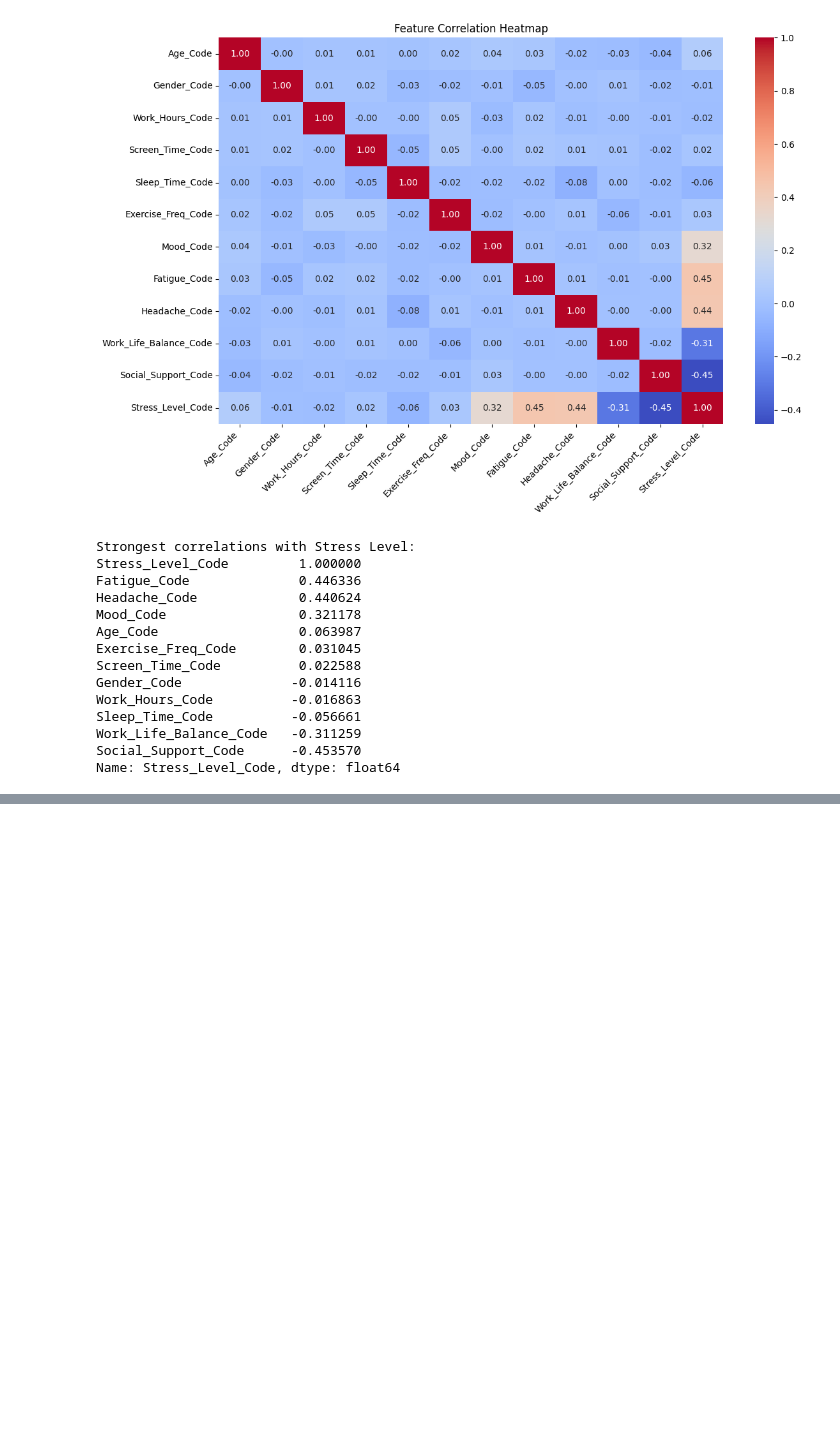
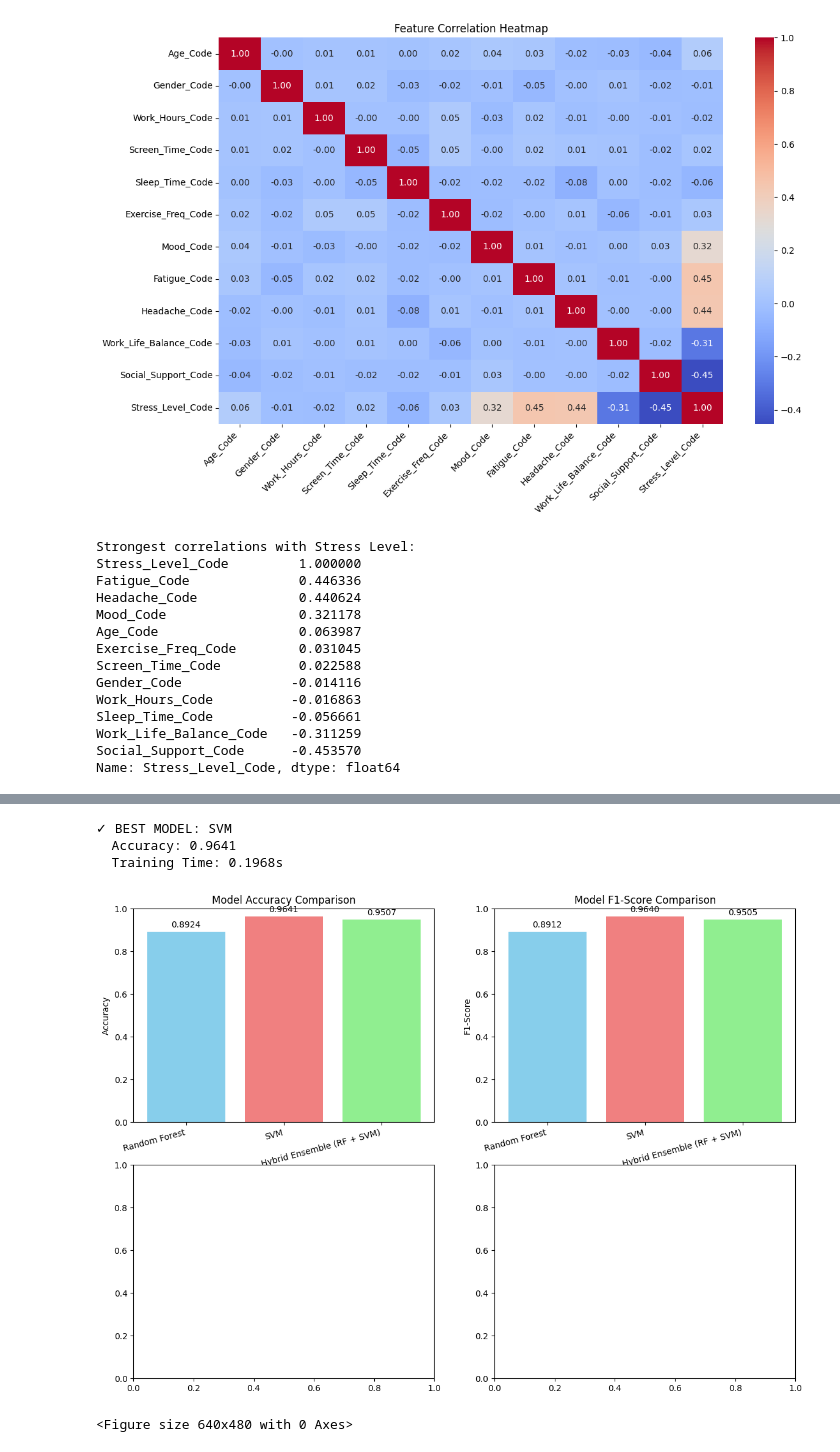
Before and after one commit to kiyoshi-code/Stress-Detection-Project, a Jupyter notebook: main.ipynb, the cells around one changed output, grey strips where cells are left out. Saved outputs shown, nothing was run; the diff lists cells and outputs as text; code cells hidden in the pictures; blank space fills up the shorter version.

```diff
--- a/main.ipynb
+++ b/main.ipynb
@@ -503,0 +523,19 @@ plt.show()
+# %%
+# Train hybrid model
+voting_clf.fit(X_train, y_train)
+y_pred_hybrid = voting_clf.predict(X_test)
+hybrid_time = time.time() - start_time_hybrid
+
+print(f"\nTest Set Performance:")
+print(f"  Accuracy: {accuracy_score(y_test, y_pred_hybrid):.4f}")
+print(f"  Precision: {precision_score(y_test, y_pred_hybrid, average='weighted'):.4f}")
+print(f"  Recall: {recall_score(y_test, y_pred_hybrid, average='weighted'):.4f}")
+print(f"  F1-Score: {f1_score(y_test, y_pred_hybrid, average='weighted'):.4f}")
+
+print(f"\nTotal Training Time: {hybrid_time:.4f} seconds")
+
+print("\nDetailed Classification Report:")
+print(classification_report(y_test, y_pred_hybrid, target_names=['Low', 'Medium', 'High']))
+
+print("\nConfusion Matrix:")
+print(confusion_matrix(y_test, y_pred_hybrid))
@@ -503,0 +603,41 @@ plt.show()
+# %%
+#identifying best model
+best_idx = comparison_results['Test Accuracy'].idxmax()
+print(f"\n✓ BEST MODEL: {comparison_results.loc[best_idx, 'Model']}")
+print(f"  Accuracy: {comparison_results.loc[best_idx, 'Test Accuracy']:.4f}")
+print(f"  Training Time: {comparison_results.loc[best_idx, 'Training Time (s)']:.4f}s")
+# %% [output]
+✓ BEST MODEL: SVM
+  Accuracy: 0.9641
+  Training Time: 0.1968s
+# %%
+fig, axes = plt.subplots(2, 2, figsize=(14, 10))
+
+#Accuracy Comparison
+models = comparison_results['Model']
+ax1 = axes[0, 0]
+x_pos = np.arange(len(models))
+
+#Color-coded bars to highlight Hybrid model
+colors = ['skyblue', 'lightcoral', 'lightgreen']  # Hybrid (green) stands out
+ax1.bar(x_pos, comparison_results['Test Accuracy'], color=colors)
+ax1.set_ylabel('Accuracy')
+ax1.set_title('Model Accuracy Comparison')
+ax1.set_xticks(x_pos)
+ax1.set_xticklabels(models, rotation=15, ha='right')
+ax1.set_ylim([0, 1])
+for i, v in enumerate(comparison_results['Test Accuracy']):
+    ax1.text(i, v + 0.02, f'{v:.4f}', ha='center')
+
+#F1-Score Comparison
+ax2 = axes[0, 1]
+ax2.bar(x_pos, comparison_results['F1-Score'], color=colors)
+ax2.set_ylabel('F1-Score')
+ax2.set_title('Model F1-Score Comparison')
+ax2.set_xticks(x_pos)
+ax2.set_xticklabels(models, rotation=15, ha='right')
+ax2.set_ylim([0, 1])
+for i, v in enumerate(comparison_results['F1-Score']):
+    ax2.text(i, v + 0.02, f'{v:.4f}', ha='center')
+# %% [output]
+[figure, added]
@@ -503,0 +654,18 @@ plt.show()
+# %%
+#Precision vs Recall - Shows balanced performance
+ax4 = axes[1, 1]
+x_pos_grouped = np.arange(len(models))
+width = 0.35
+ax4.bar(x_pos_grouped - width/2, comparison_results['Precision'], width, label='Precision', color='orange')
+ax4.bar(x_pos_grouped + width/2, comparison_results['Recall'], width, label='Recall', color='purple')
+ax4.set_ylabel('Score')
+ax4.set_title('Precision vs Recall Comparison')
+ax4.set_xticks(x_pos_grouped)
+ax4.set_xticklabels(models, rotation=15, ha='right')
+ax4.legend()
+ax4.set_ylim([0, 1])
+
+plt.tight_layout()
+plt.show()
+# %% [output]
+<Figure size 640x480 with 0 Axes>
```
Also changed, not shown: parts of 25 cells of this notebook, 3 other files.
